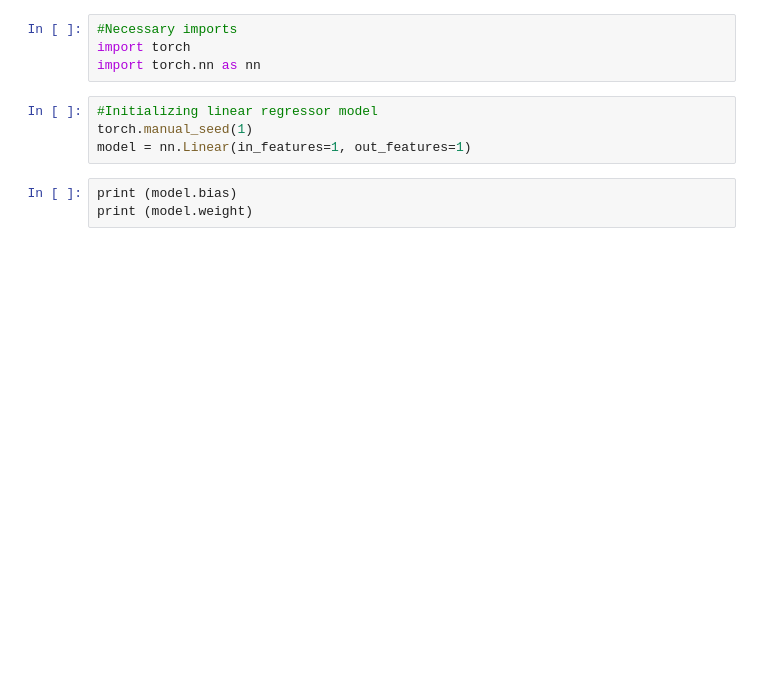
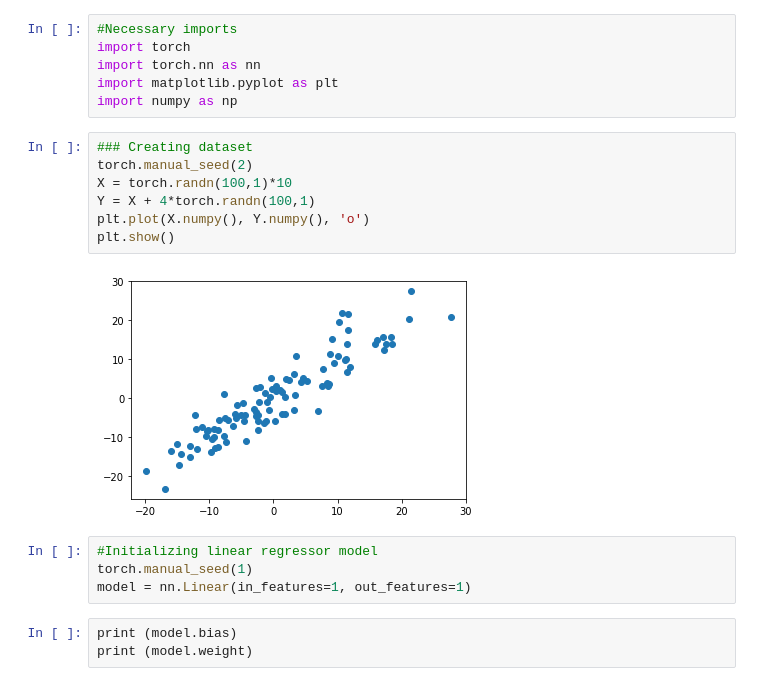
Before and after one commit to Shikhargupta/pytorch-for-deep-learning-and-computer-vision, a Jupyter notebook: Linear Regression.ipynb, the cells around one changed output. Cells and saved outputs as stored; diff of their text form; blank space fills up the shorter version.

```diff
--- a/Linear Regression.ipynb
+++ b/Linear Regression.ipynb
@@ -2,6 +2,17 @@
 #Necessary imports
 import torch
 import torch.nn as nn
+import matplotlib.pyplot as plt
+import numpy as np
+# %%
+### Creating dataset
+torch.manual_seed(2)
+X = torch.randn(100,1)*10
+Y = X + 4*torch.randn(100,1)
+plt.plot(X.numpy(), Y.numpy(), 'o')
+plt.show()
+# %% [output]
+[figure, added]
 # %%
 #Initializing linear regressor model
 torch.manual_seed(1)
```
Also changed, not shown: parts of 8 cells of this notebook, 1 other file.
